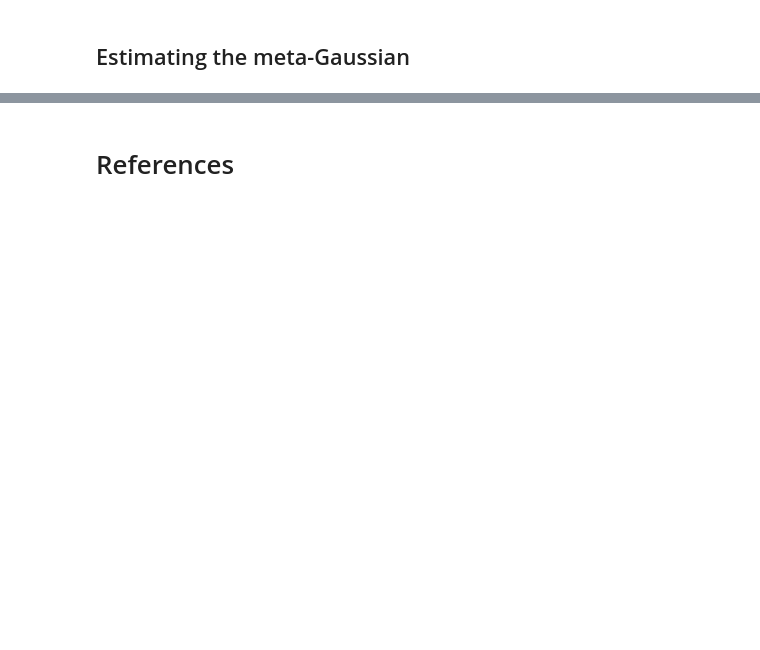
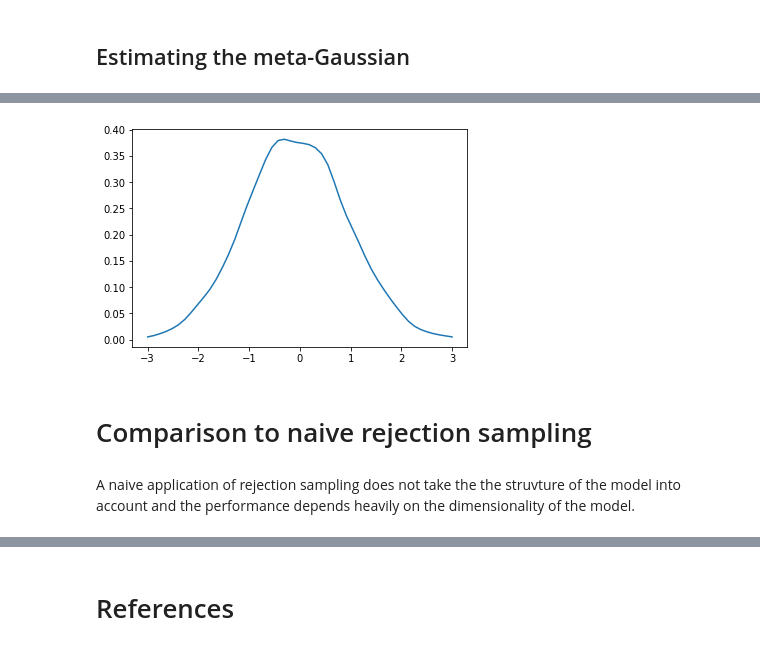
Before and after one commit to kskyten/elfi-notebooks, a Jupyter notebook: gaussian_copula.ipynb, the cells around one changed output, grey strips where cells are left out. Saved outputs shown, nothing was run; the diff lists cells and outputs as text; code cells hidden in the pictures; blank space fills up the shorter version.

```diff
--- a/gaussian_copula.ipynb
+++ b/gaussian_copula.ipynb
@@ -182,2 +175,11 @@ overlay({marginal: {}, analytic_posterior.pdf: {'linestyles': 'dashed'}}, t1, t2
+# %%
+t = np.linspace(-3, 3, 50)
+plt.plot(t, posterior.marginals[1].pdf(t));
+# %% [output]
+[figure, added]
+# %% [markdown]
+# Comparison to naive rejection sampling
+# %% [markdown]
+A naive application of rejection sampling does not take the the struvture of the model into account and the performance depends heavily on the dimensionality of the model.
 # %%
 p = 50
```
Also changed, not shown: parts of 23 cells of this notebook.
